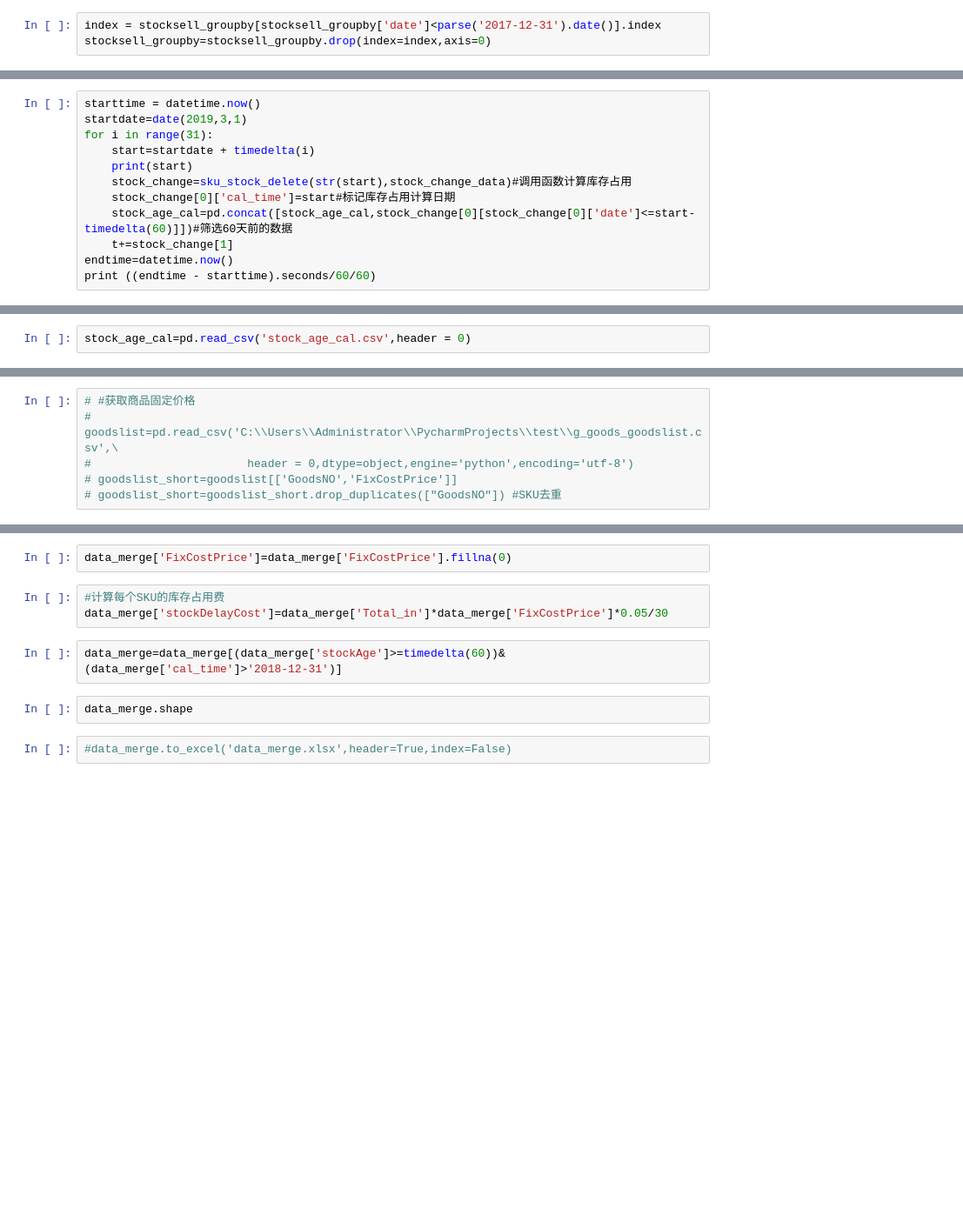
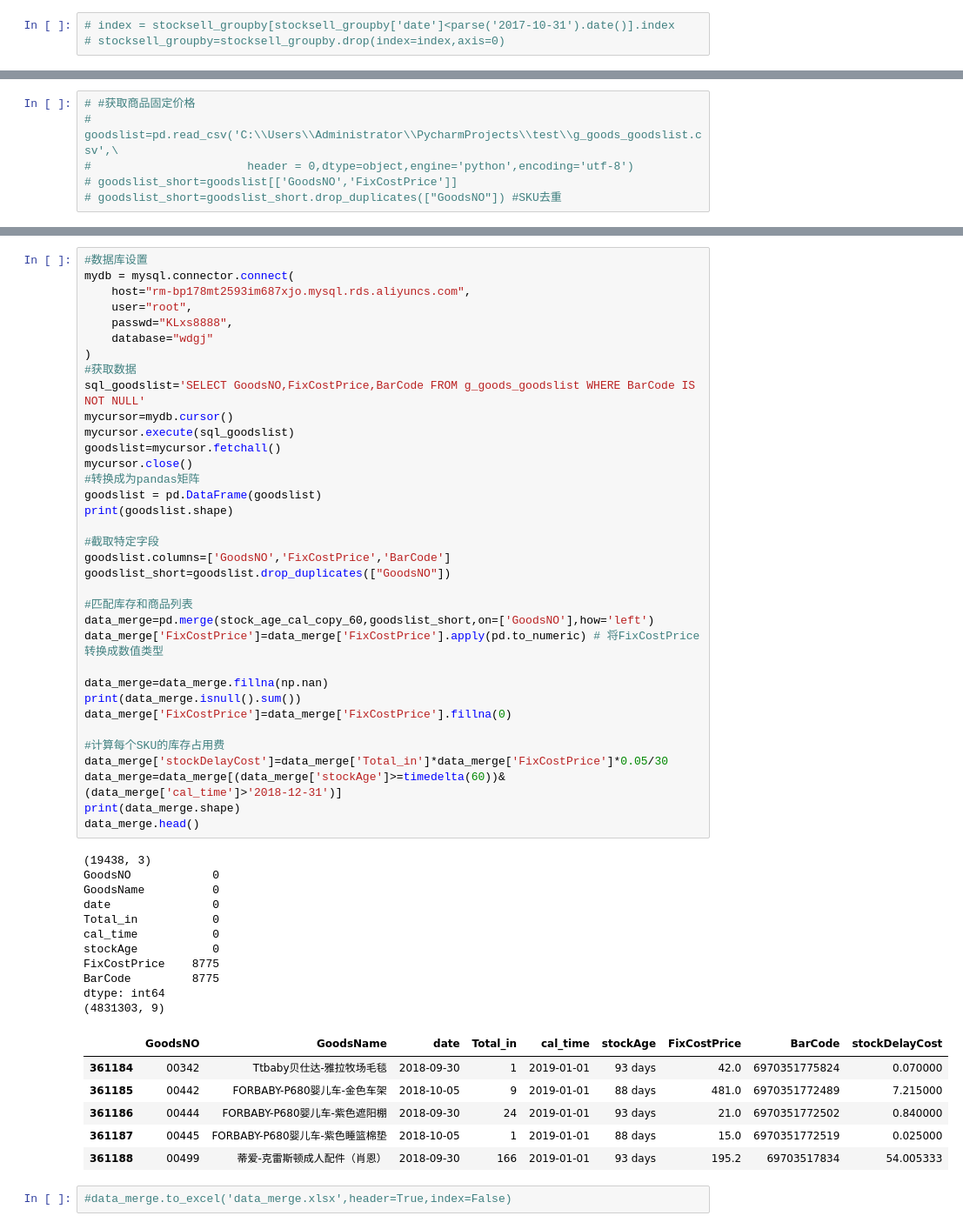
Before and after one commit to Lukes1973/MachineLearning, a Jupyter notebook: stockAge/stockAge.ipynb, the cells around one changed output, grey strips where cells are left out. Shown at 87% size. Drawn from its saved outputs; the diff is of its cells as text; blank space fills up the shorter version.

```diff
--- a/stockAge/stockAge.ipynb
+++ b/stockAge/stockAge.ipynb
@@ -111,3 +163,3 @@ stocksell_groupby.shape
 # %%
-index = stocksell_groupby[stocksell_groupby['date']<parse('2017-12-31').date()].index
-stocksell_groupby=stocksell_groupby.drop(index=index,axis=0)
+# index = stocksell_groupby[stocksell_groupby['date']<parse('2017-10-31').date()].index
+# stocksell_groupby=stocksell_groupby.drop(index=index,axis=0)
@@ -179,12 +285,0 @@ t=0
-# %%
-starttime = datetime.now()
-startdate=date(2019,3,1)
-for i in range(31):
-    start=startdate + timedelta(i)
-    print(start)
-    stock_change=sku_stock_delete(str(start),stock_change_data)#调用函数计算库存占用
-    stock_change[0]['cal_time']=start#标记库存占用计算日期
-    stock_age_cal=pd.concat([stock_age_cal,stock_change[0][stock_change[0]['date']<=start-timedelta(60)]])#筛选60天前的数据
-    t+=stock_change[1]
-endtime=datetime.now()
-print ((endtime - starttime).seconds/60/60)
@@ -195,2 +285,0 @@ stock_change_data.to_csv('stock_change_data.csv',header=True,index=False)
-# %%
-stock_age_cal=pd.read_csv('stock_age_cal.csv',header = 0)
@@ -259,11 +326,55 @@ data_merge.isnull().sum()
-# %%
-data_merge['FixCostPrice']=data_merge['FixCostPrice'].fillna(0)
-# %%
-#计算每个SKU的库存占用费
-data_merge['stockDelayCost']=data_merge['Total_in']*data_merge['FixCostPrice']*0.05/30
-# %%
-data_merge=data_merge[(data_merge['stockAge']>=timedelta(60))&(data_merge['cal_time']>'2018-12-31')]
-# %%
-data_merge.shape
+# %%
+#数据库设置
+mydb = mysql.connector.connect(
+    host="rm-bp178mt2593im687xjo.mysql.rds.aliyuncs.com",
+    user="root",
+    passwd="KLxs8888",
+    database="wdgj"
+)
+#获取数据
+sql_goodslist='SELECT GoodsNO,FixCostPrice,BarCode FROM g_goods_goodslist WHERE BarCode IS NOT NULL'
+mycursor=mydb.cursor()
+mycursor.execute(sql_goodslist)
+goodslist=mycursor.fetchall()
+mycursor.close()
+#转换成为pandas矩阵
+goodslist = pd.DataFrame(goodslist)
+print(goodslist.shape)
+
+#截取特定字段
+goodslist.columns=['GoodsNO','FixCostPrice','BarCode']
+goodslist_short=goodslist.drop_duplicates(["GoodsNO"])
+
+#匹配库存和商品列表
+data_merge=pd.merge(stock_age_cal_copy_60,goodslist_short,on=['GoodsNO'],how='left')
+data_merge['FixCostPrice']=data_merge['FixCostPrice'].apply(pd.to_numeric) # 将FixCostPrice转换成数值类型
+
+data_merge=data_merge.fillna(np.nan)
+print(data_merge.isnull().sum())
+data_merge['FixCostPrice']=data_merge['FixCostPrice'].fillna(0)
+
+#计算每个SKU的库存占用费
+data_merge['stockDelayCost']=data_merge['Total_in']*data_merge['FixCostPrice']*0.05/30
+data_merge=data_merge[(data_merge['stockAge']>=timedelta(60))&(data_merge['cal_time']>'2018-12-31')]
+print(data_merge.shape)
+data_merge.head()
+# %% [output]
+(19438, 3)
+GoodsNO            0
+GoodsName          0
+date               0
+Total_in           0
+cal_time           0
+stockAge           0
+FixCostPrice    8775
+BarCode         8775
+dtype: int64
+(4831303, 9)
+|  | GoodsNO | GoodsName | date | Total_in | cal_time | stockAge | FixCostPrice | BarCode | stockDelayCost |
+| 361184 | 00342 | Ttbaby贝仕达-雅拉牧场毛毯 | 2018-09-30 | 1 | 2019-01-01 | 93 days | 42.0 | 6970351775824 | 0.070000 |
+| 361185 | 00442 | FORBABY-P680婴儿车-金色车架 | 2018-10-05 | 9 | 2019-01-01 | 88 days | 481.0 | 6970351772489 | 7.215000 |
+| 361186 | 00444 | FORBABY-P680婴儿车-紫色遮阳棚 | 2018-09-30 | 24 | 2019-01-01 | 93 days | 21.0 | 6970351772502 | 0.840000 |
+| 361187 | 00445 | FORBABY-P680婴儿车-紫色睡篮棉垫 | 2018-10-05 | 1 | 2019-01-01 | 88 days | 15.0 | 6970351772519 | 0.025000 |
+| 361188 | 00499 | 蒂爱-克雷斯顿成人配件（肖恩） | 2018-09-30 | 166 | 2019-01-01 | 93 days | 195.2 | 69703517834 | 54.005333 |
 # %%
 #data_merge.to_excel('data_merge.xlsx',header=True,index=False)
```
Also changed, not shown: parts of 84 cells of this notebook, 1 other file.
